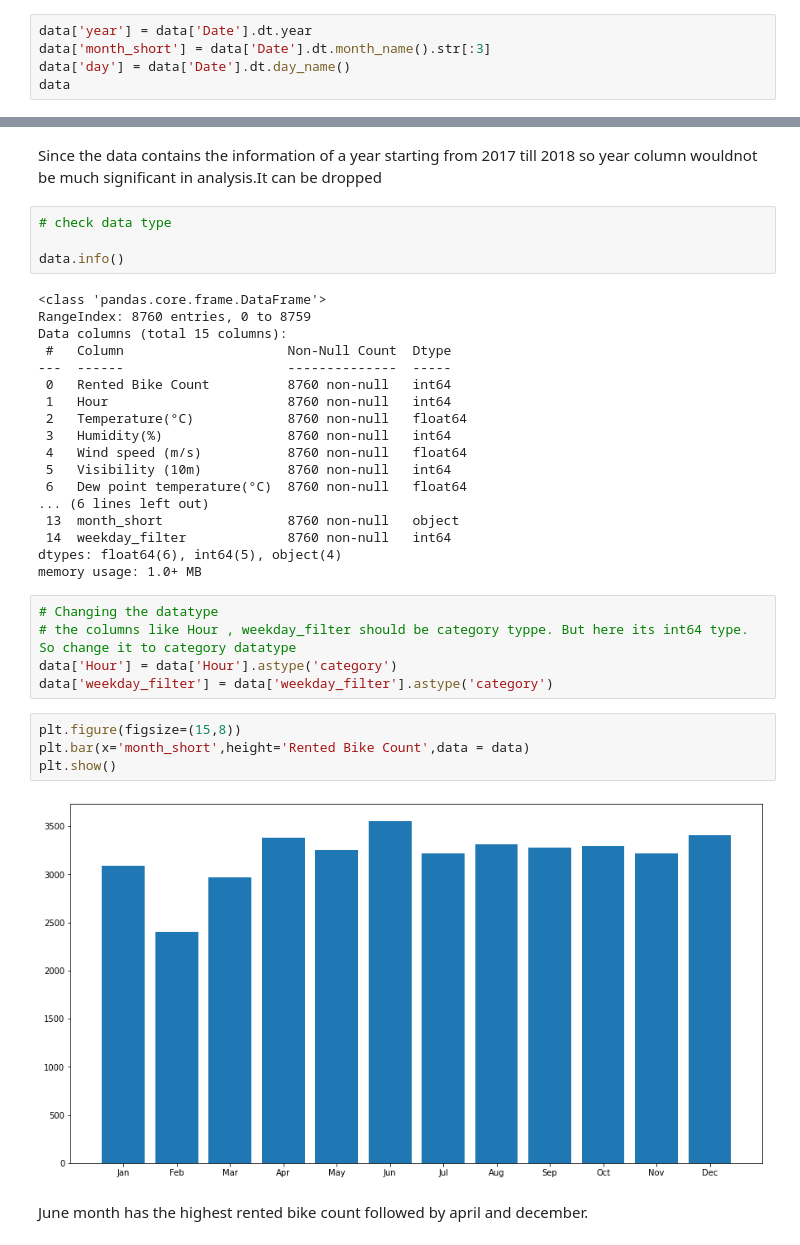
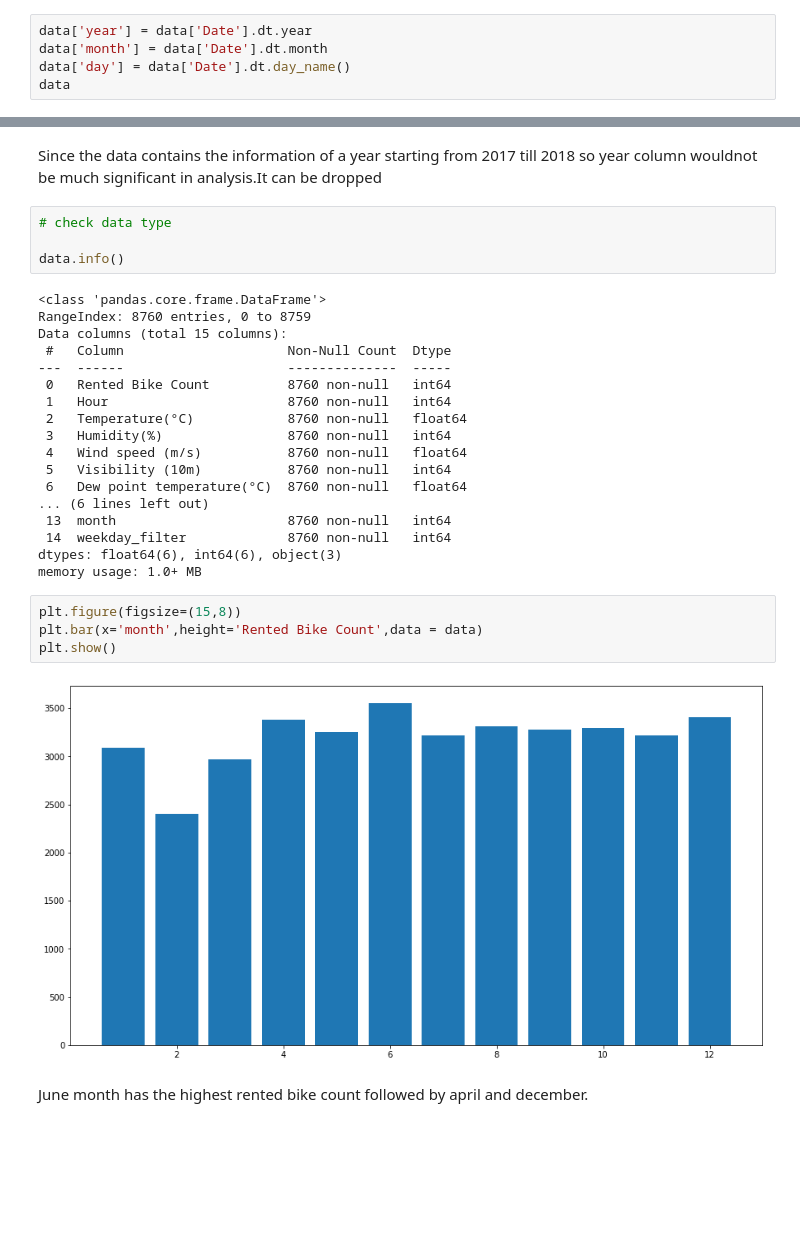
Before and after one commit to SampannaMishra/Bike-Sharing-Demand-Prediction, a Jupyter notebook: Bike_Sharing_Demand_Prediction_Capstone_Project.ipynb, the cells around one changed output, grey strips where cells are left out. Cells and saved outputs as stored; diff of their text form; blank space fills up the shorter version.

```diff
--- a/Bike_Sharing_Demand_Prediction_Capstone_Project.ipynb
+++ b/Bike_Sharing_Demand_Prediction_Capstone_Project.ipynb
@@ -121,7 +122,7 @@ data['Date']
 Name: Date, Length: 8760, dtype: datetime64[ns]
 # %%
 data['year'] = data['Date'].dt.year
-data['month_short'] = data['Date'].dt.month_name().str[:3]
+data['month'] = data['Date'].dt.month
 data['day'] = data['Date'].dt.day_name()
 data
 # %% [output]
@@ -171,21 +172,16 @@ Data columns (total 15 columns):
  5   Visibility (10m)           8760 non-null   int64
  6   Dew point temperature(°C)  8760 non-null   float64
 ... (6 lines left out)
- 13  month_short                8760 non-null   object
+ 13  month                      8760 non-null   int64
  14  weekday_filter             8760 non-null   int64
-dtypes: float64(6), int64(5), object(4)
+dtypes: float64(6), int64(6), object(3)
 memory usage: 1.0+ MB
-# %%
-# Changing the datatype
-# the columns like Hour , weekday_filter should be category typpe. But here its int64 type. So change it to category datatype
-data['Hour'] = data['Hour'].astype('category')
-data['weekday_filter'] = data['weekday_filter'].astype('category')
 # %%
 plt.figure(figsize=(15,8))
-plt.bar(x='month_short',height='Rented Bike Count',data = data)
+plt.bar(x='month',height='Rented Bike Count',data = data)
 plt.show()
 # %% [output]
-[figure, old version]
+[figure, new version]
 # %% [markdown]
 June month has the highest rented bike count followed by april and december.
 # %%
```
Also changed, not shown: parts of 87 cells of this notebook.
